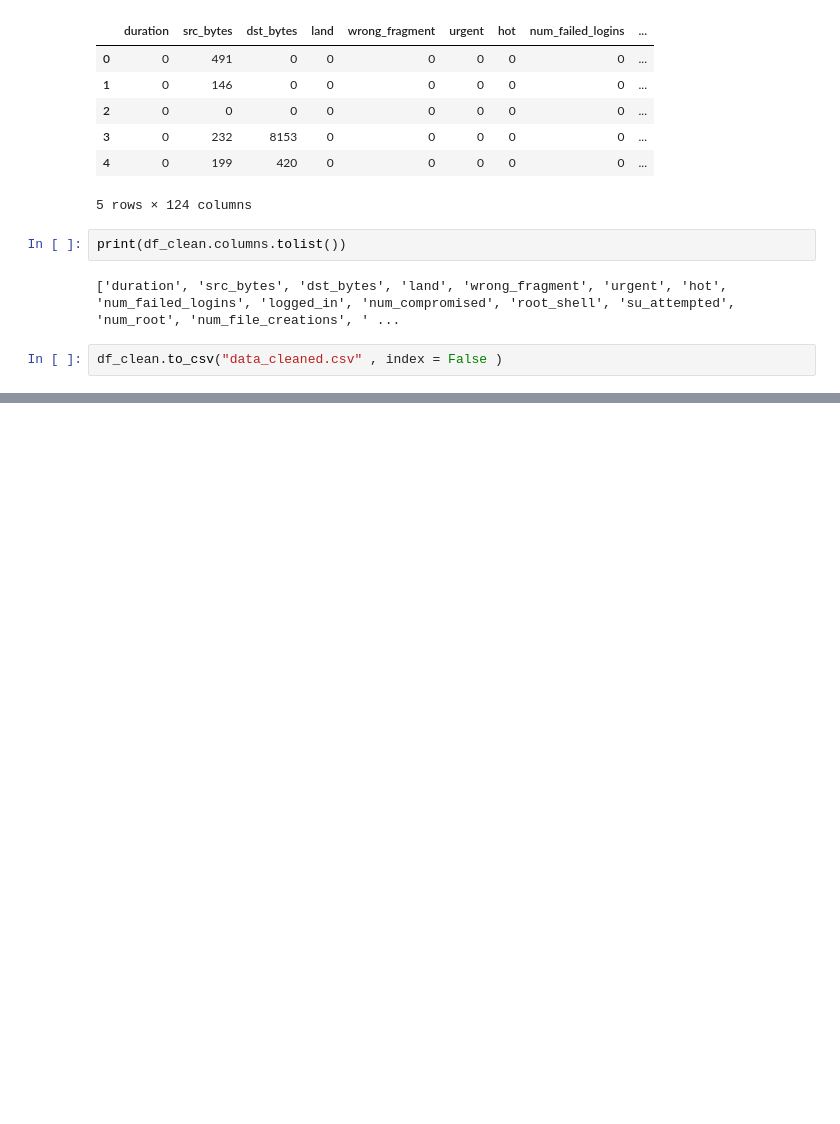
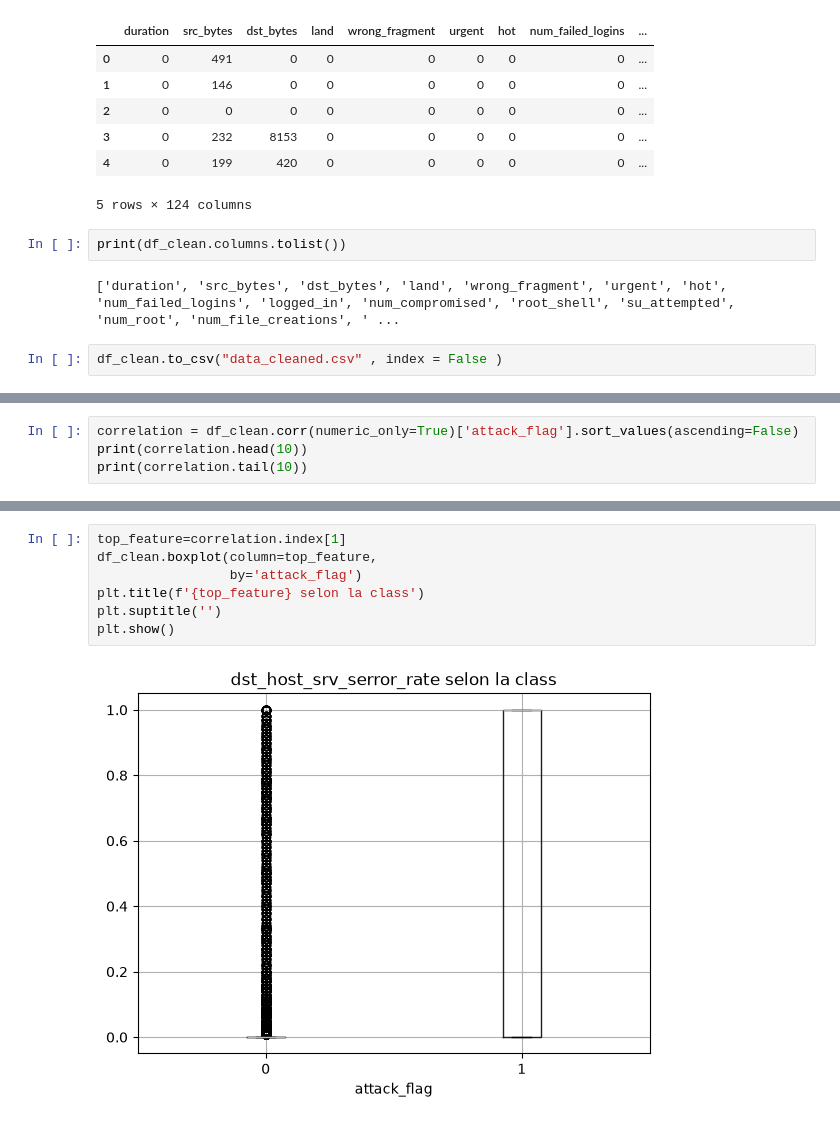
Before and after one commit to melissa221-cloud/network-anomaly-detection, a Jupyter notebook: 01_exploration.ipynb, the cells around one changed output, grey strips where cells are left out. Saved outputs shown, nothing was run; the diff lists cells and outputs as text; blank space fills up the shorter version.

```diff
--- a/01_exploration.ipynb
+++ b/01_exploration.ipynb
@@ -113,0 +129,4 @@ df_clean.to_csv("data_cleaned.csv" , index = False )
+# %%
+correlation = df_clean.corr(numeric_only=True)['attack_flag'].sort_values(ascending=False)
+print(correlation.head(10))
+print(correlation.tail(10))
@@ -113,0 +151,9 @@ df_clean.to_csv("data_cleaned.csv" , index = False )
+# %%
+top_feature=correlation.index[1]
+df_clean.boxplot(column=top_feature,
+                 by='attack_flag')
+plt.title(f'{top_feature} selon la class')
+plt.suptitle('')
+plt.show()
+# %% [output]
+[figure, added]
```
Also changed, not shown: parts of 13 cells of this notebook.
